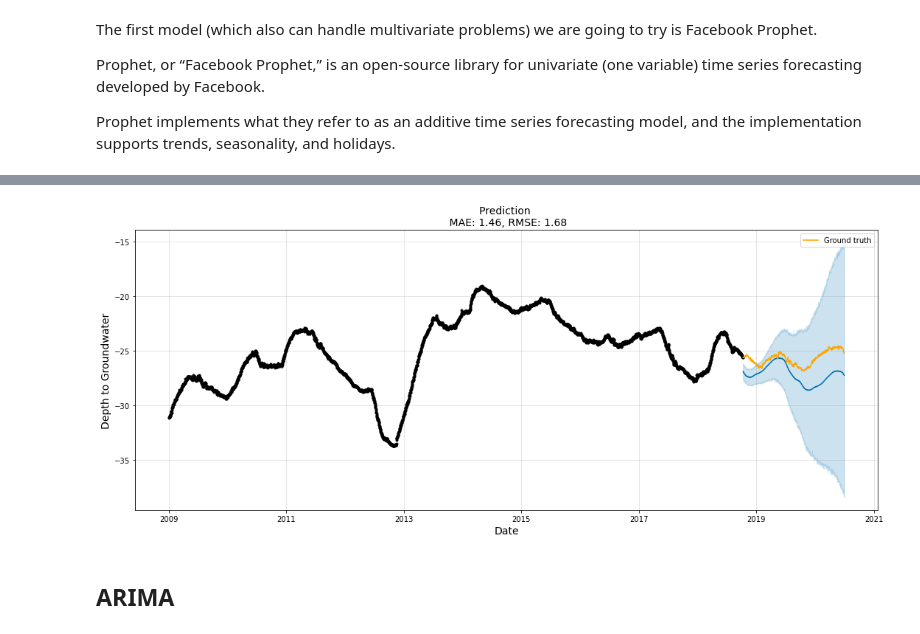
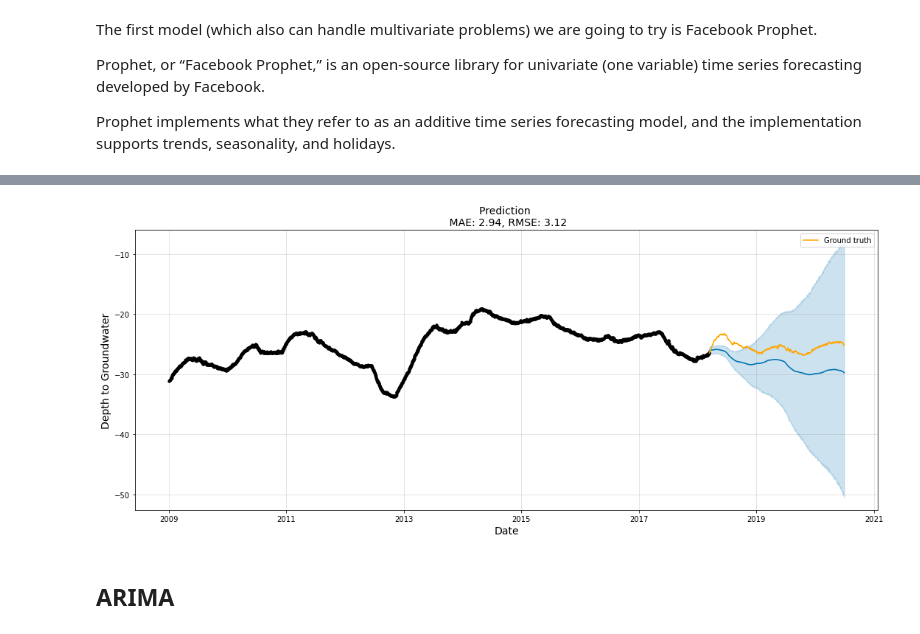
Before and after one commit to sweta0805/Capstone3Project, a Jupyter notebook: Capstone3_Data_wrangling & EDA.ipynb, the cells around one changed output, grey strips where cells are left out. Saved outputs shown, nothing was run; the diff lists cells and outputs as text; code cells hidden in the pictures.

Commit message:
Facebook prophet Model

```diff
--- a/Capstone3_Data_wrangling & EDA.ipynb
+++ b/Capstone3_Data_wrangling & EDA.ipynb
@@ -812,25 +812,0 @@ df['month_cos'] = np.cos(2*np.pi*df.month/month_in_year)
-# %%
-days_in_month = 30
-df['day_sin'] = np.sin(2*np.pi*df.day/days_in_month)
-df['day_cos'] = np.cos(2*np.pi*df.day/days_in_month)
-
-days_in_year = 365
-df['day_of_year_sin'] = np.sin(2*np.pi*df.day_of_year/days_in_year)
-df['day_of_year_cos'] = np.cos(2*np.pi*df.day_of_year/days_in_year)
-
-weeks_in_year = 52.1429
-df['week_of_year_sin'] = np.sin(2*np.pi*df.week_of_year/weeks_in_year)
-df['week_of_year_cos'] = np.cos(2*np.pi*df.week_of_year/weeks_in_year)
-
-quarters_in_year = 4
-df['quarter_sin'] = np.sin(2*np.pi*df.quarter/quarters_in_year)
-df['quarter_cos'] = np.cos(2*np.pi*df.quarter/quarters_in_year)
-
-seasons_in_year = 4
-df['season_sin'] = np.sin(2*np.pi*df.season/seasons_in_year)
-df['season_cos'] = np.cos(2*np.pi*df.season/seasons_in_year)
-
-f, ax = plt.subplots(nrows=1, ncols=1, figsize=(6, 6))
-
-sns.scatterplot(x=df.month_sin, y=df.month_cos, color='dodgerblue')
-plt.show()
@@ -1030,7 +1009,7 @@ First of all, we are going to analize univariate TimeSeries forecasting.
 # %% [markdown]
 Univariate time series: Only one variable is varying over time. For example, data collected from a sensor measuring the temperature of a room every second. Therefore, each second, you will only have a one-dimensional value, which is the temperature.
 # %%
-train_size = int(0.85 * len(df))
+train_size = int(0.80 * len(df))
 test_size = len(df) - train_size
 
 univariate_df = df[['Date', 'Depth_to_Groundwater']].copy()
@@ -1039,7 +1018,9 @@ univariate_df.columns = ['ds', 'y']
 train = univariate_df.iloc[:train_size, :]
 
 x_train, y_train = pd.DataFrame(univariate_df.iloc[:train_size, 0]), pd.DataFrame(univariate_df.iloc[:train_size, 1])
-x_valid, y_valid = pd.DataFrame(univariate_df.iloc[train_size:, 0]), pd.DataFrame(univariate_df.iloc[train_size:, 1])
+x_test, y_test = pd.DataFrame(univariate_df.iloc[train_size:, 0]), pd.DataFrame(univariate_df.iloc[train_size:, 1])
 
-print(len(train), len(x_valid))
+print(len(x_train), len(x_test))
+print(y_train.head())
+print(y_test.head())
 # %% [output]
@@ -1063,14 +1056,13 @@ from fbprophet import Prophet
 model = Prophet()
 model.fit(train)
 
-# x_valid = model.make_future_dataframe(periods=test_size, freq='w')
 
-# Predict on valid set
-y_pred = model.predict(x_valid)
+# Predict on test set
+y_pred = model.predict(x_test)
 
 # Calcuate metrics
-score_mae = mean_absolute_error(y_valid, y_pred.tail(test_size)['yhat'])
-score_rmse = math.sqrt(mean_squared_error(y_valid, y_pred.tail(test_size)['yhat']))
+score_mae = mean_absolute_error(y_test, y_pred.tail(test_size)['yhat'])
+score_rmse = math.sqrt(mean_squared_error(y_test, y_pred.tail(test_size)['yhat']))
 
 print('MAE: {}'.format(score_mae))
 print('RMSE: {}'.format(score_rmse))
@@ -1081,18 +1130,18 @@ RMSE: 1.6816394185600718
 # %%
 f, ax = plt.subplots(1)
 f.set_figheight(6)
 f.set_figwidth(15)
 
 model.plot(y_pred, ax=ax)
-sns.lineplot(x=x_valid['ds'], y=y_valid['y'], ax=ax, color='orange', label='Ground truth') #navajowhite
+sns.lineplot(x=x_test['ds'], y=y_test['y'], ax=ax, color='orange', label='Ground truth')
 
 ax.set_title(f'Prediction \n MAE: {score_mae:.2f}, RMSE: {score_rmse:.2f}', fontsize=14)
 ax.set_xlabel(xlabel='Date', fontsize=14)
 ax.set_ylabel(ylabel='Depth to Groundwater', fontsize=14)
 
 plt.show()
 # %% [output]
-[figure, old version]
+[figure, new version]
 # %% [markdown]
 ## ARIMA
 # %% [markdown]
```
Also changed, not shown: parts of 27 cells of this notebook.
